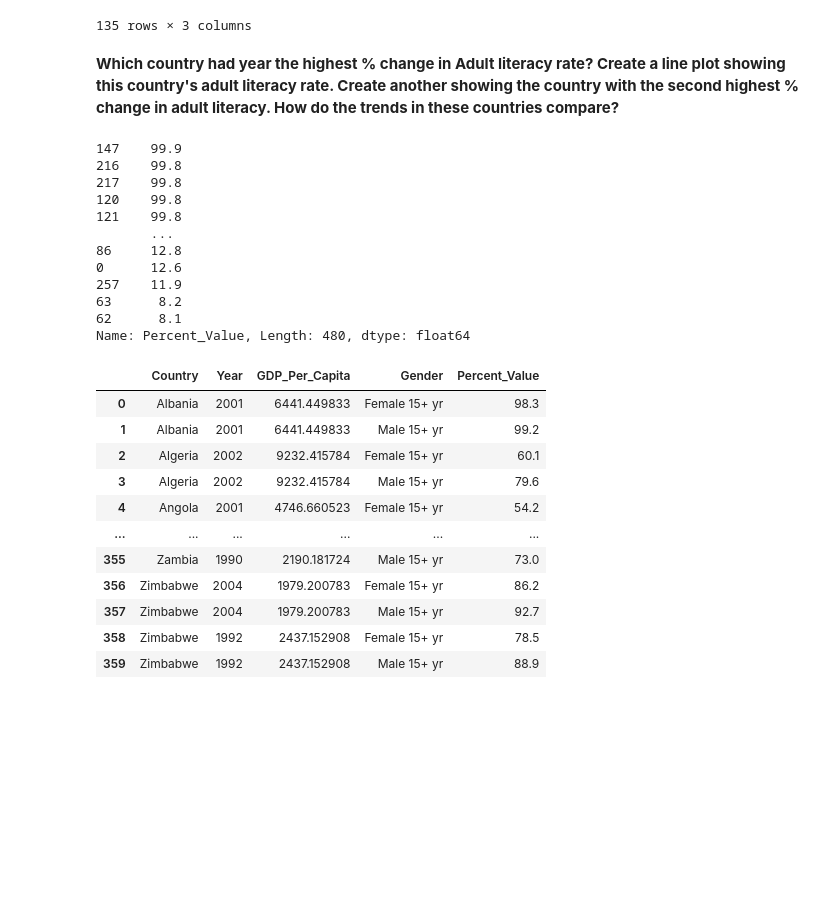
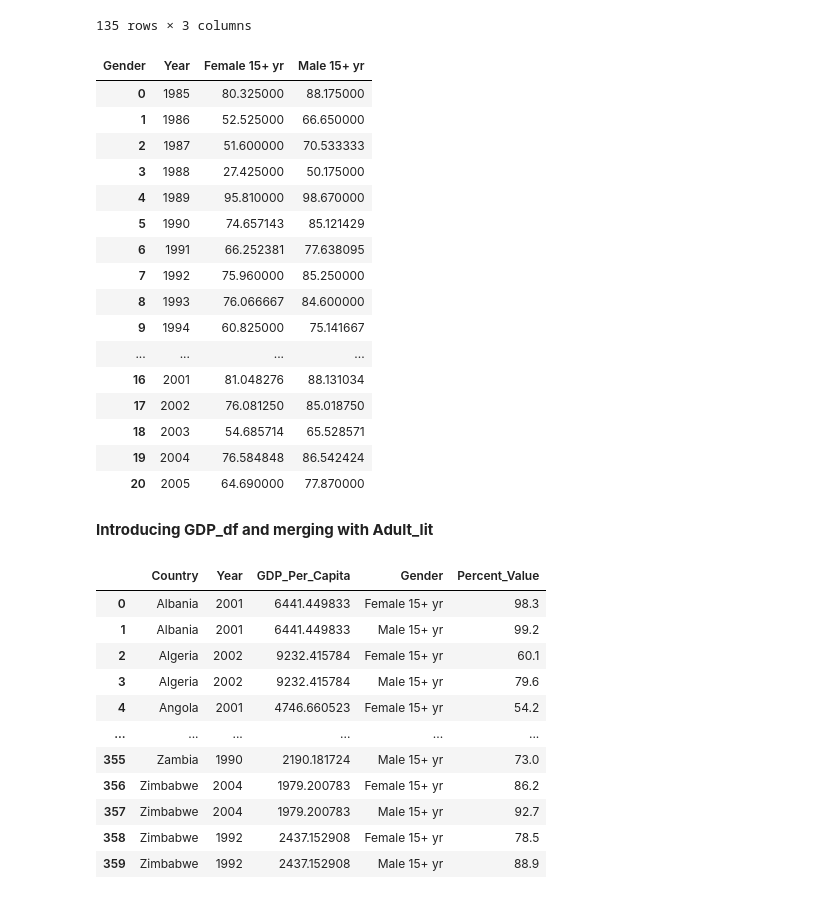
Before and after one commit to KagonDeans/un-exploration-KagonDeans, a Jupyter notebook: notebooks/Solo_UN_Data_Exploration.ipynb, the cells around one changed output. Drawn from its saved outputs; the diff is of its cells as text; code cells hidden in the pictures; blank space fills up the shorter version.

```diff
--- a/notebooks/Solo_UN_Data_Exploration.ipynb
+++ b/notebooks/Solo_UN_Data_Exploration.ipynb
@@ -82,23 +102,30 @@ adult_lit_pivot
 | 133 | Zambia | 58.60 | 74.65 |
 | 134 | Zimbabwe | 82.35 | 90.80 |
 135 rows × 3 columns
-# %% [markdown]
-**Which country had year the highest % change in Adult literacy rate? Create a line plot showing this country's adult literacy rate. Create another showing the country with the second highest % change in adult literacy. How do the trends in these countries compare?**
-# %%
-adult_lit['Percent_Value'].sort_values(ascending = False)
-# %% [output]
-147    99.9
-216    99.8
-217    99.8
-120    99.8
-121    99.8
-       ...
-86     12.8
-0      12.6
-257    11.9
-63      8.2
-62      8.1
-Name: Percent_Value, Length: 480, dtype: float64
+# %%
+adult_lit_pivot_year = adult_lit.pivot_table(values = "Percent_Value", index = "Year", columns = 'Gender').reset_index()
+# %%
+adult_lit_pivot_year
+# %% [output]
+| Gender | Year | Female 15+ yr | Male 15+ yr |
+| 0 | 1985 | 80.325000 | 88.175000 |
+| 1 | 1986 | 52.525000 | 66.650000 |
+| 2 | 1987 | 51.600000 | 70.533333 |
+| 3 | 1988 | 27.425000 | 50.175000 |
+| 4 | 1989 | 95.810000 | 98.670000 |
+| 5 | 1990 | 74.657143 | 85.121429 |
+| 6 | 1991 | 66.252381 | 77.638095 |
+| 7 | 1992 | 75.960000 | 85.250000 |
+| 8 | 1993 | 76.066667 | 84.600000 |
+| 9 | 1994 | 60.825000 | 75.141667 |
+| ... | ... | ... | ... |
+| 16 | 2001 | 81.048276 | 88.131034 |
+| 17 | 2002 | 76.081250 | 85.018750 |
+| 18 | 2003 | 54.685714 | 65.528571 |
+| 19 | 2004 | 76.584848 | 86.542424 |
+| 20 | 2005 | 64.690000 | 77.870000 |
+# %% [markdown]
+**Introducing GDP_df and merging with Adult_lit**
 # %%
 GDP_df = pd.read_csv('../data/gdp_per_capita.csv')
 # %%
```
Also changed, not shown: parts of 14 cells of this notebook.
